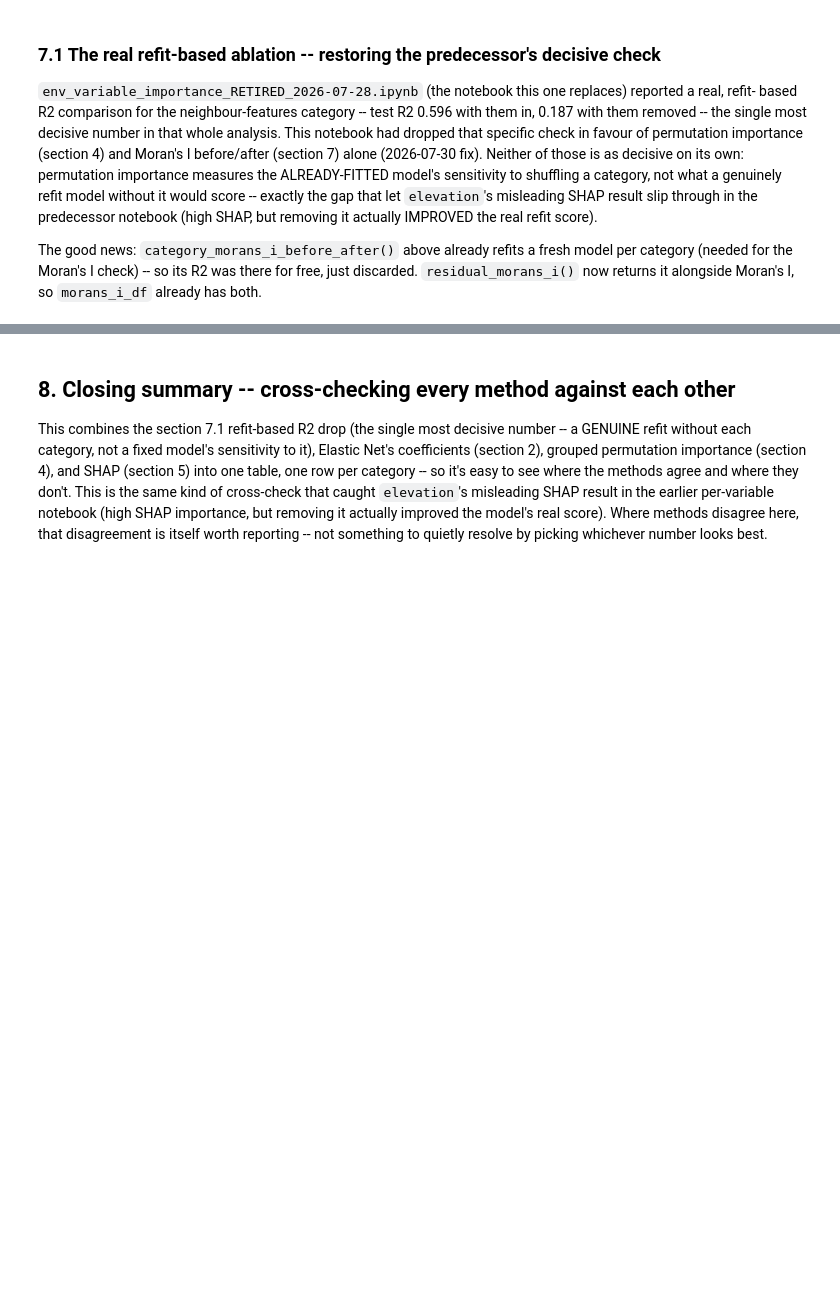
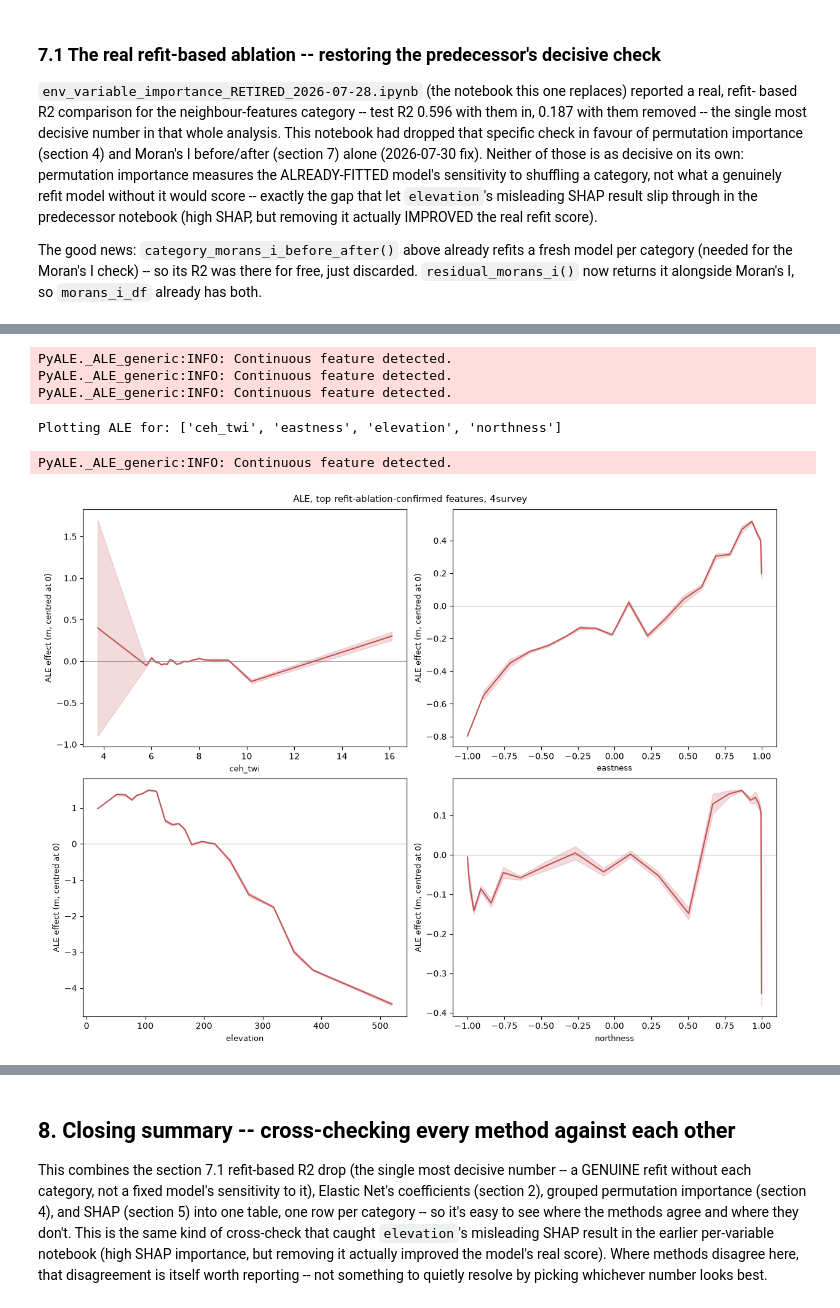
Before and after one commit to shreeyagorasia/forest_diss, a Jupyter notebook: notebooks/environmental_data/grouped_category_importance.ipynb, the cells around one changed output, grey strips where cells are left out. Drawn from its saved outputs; the diff is of its cells as text; code cells hidden in the pictures; blank space fills up the shorter version.

```diff
--- a/notebooks/environmental_data/grouped_category_importance.ipynb
+++ b/notebooks/environmental_data/grouped_category_importance.ipynb
@@ -561,0 +597,9 @@ Full model (4survey, val): R2=0.691
+# %%
+from models.xgb_environmental.grouped_analysis import per_variable_refit_ablation
+
+per_variable_results = per_variable_refit_ablation(train_df, val_df, ALL_FEATURE_COLUMNS, xgb_fit, xgb_predict)
+per_variable_results = per_variable_results[per_variable_results["variable_removed"] != "(none -- full model)"]
+per_variable_results["category"] = per_variable_results["variable_removed"].map(
+    {col: cat for cat, cols in CATEGORY_GROUPS.items() for col in cols}
+)
+per_variable_results.reset_index(drop=True)
@@ -561,0 +639,27 @@ Full model (4survey, val): R2=0.691
+# %%
+top_variables_by_refit = per_variable_results[per_variable_results["r2_drop"] > 0.01].sort_values("r2_drop", ascending=False)["variable_removed"].tolist()[:4]
+print(f"Plotting ALE for: {top_variables_by_refit}")
+
+fig, axes = plt.subplots(2, 2, figsize=(12, 9), constrained_layout=True)
+for ax, feature_name in zip(axes.ravel(), top_variables_by_refit):
+    ale_effect = ale(
+        X=X_for_ale, model=ale_model, feature=[feature_name], grid_size=20,
+        include_CI=True, plot=False,
+    )
+    ax.plot(ale_effect.index, ale_effect["eff"], color="#c44e52")
+    ax.fill_between(
+        ale_effect.index, ale_effect["lowerCI_95%"], ale_effect["upperCI_95%"],
+        color="#c44e52", alpha=0.2,
+    )
+    ax.axhline(0, color="grey", linewidth=0.5)
+    ax.set_xlabel(feature_name, fontsize=9)
+    ax.set_ylabel("ALE effect (m, centred at 0)", fontsize=9)
+fig.suptitle(f"ALE, top refit-ablation-confirmed features, {PRIMARY_COHORT}", fontsize=11)
+plt.show()
+# %% [output]
+PyALE._ALE_generic:INFO: Continuous feature detected.
+PyALE._ALE_generic:INFO: Continuous feature detected.
+PyALE._ALE_generic:INFO: Continuous feature detected.
+Plotting ALE for: ['ceh_twi', 'eastness', 'elevation', 'northness']
+PyALE._ALE_generic:INFO: Continuous feature detected.
+[figure, added]
```
Also changed, not shown: parts of 22 cells of this notebook, 29 other files.
